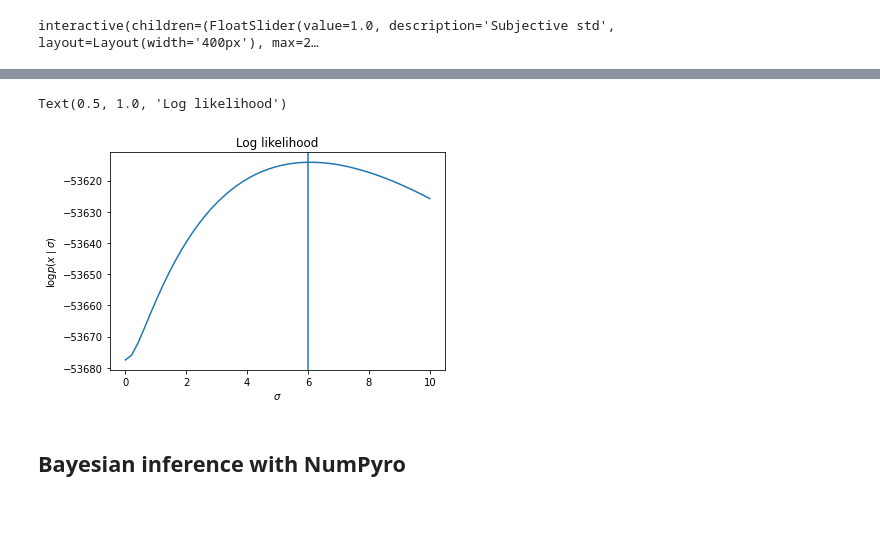
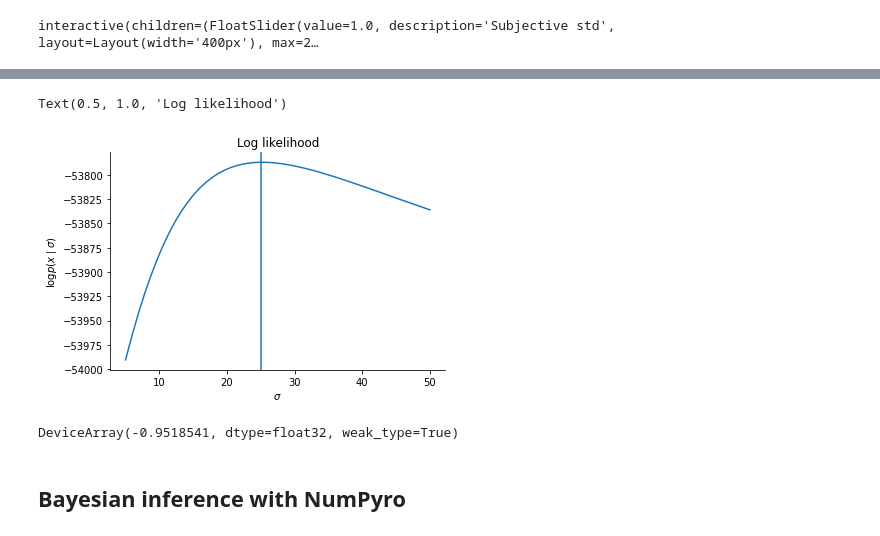
Before and after one commit to RothkopfLab/lqg, a Jupyter notebook: CCN_2022_Tutorial.ipynb, the cells around one changed output, grey strips where cells are left out. Drawn from its saved outputs; the diff is of its cells as text; code cells hidden in the pictures.

```diff
--- a/CCN_2022_Tutorial.ipynb
+++ b/CCN_2022_Tutorial.ipynb
@@ -23,9 +24,18 @@ Successfully installed jax-0.3.15 jaxlib-0.3.15 lqg-0.1.3 multipledispatch-0.6.0
 # %%
+from ipywidgets import interact, widgets
 import matplotlib.pyplot as plt
-from ipywidgets import interact, widgets
+import matplotlib as mpl
+
+mpl.rcParams['axes.spines.right'] = False
+mpl.rcParams['axes.spines.top'] = False
 
 from jax import grad, vmap, jit, random, numpy as jnp
 
+import numpyro
+from numpyro import distributions as dist
+from numpyro.infer import NUTS, MCMC
+import arviz as az
+
 from lqg.model import LQG, Actor, Dynamics, System
 from lqg import xcorr
 # %% [markdown]
@@ -434,21 +545,35 @@ f.tight_layout()
 # %%
+true_params = dict(sigma_target=25.,
+                   action_variability=0.5,
+                   action_cost=0.5,
+                   sigma_cursor=1.)
+
 # simulate some data
-x = BoundedActor(sigma_target=6., action_variability=0.5, action_cost=0.5, sigma_cursor=1.).simulate(random.PRNGKey(1), n=50, T=500)
+model = BoundedActor(**true_params)
+x = model.simulate(random.PRNGKey(1), n=50, T=500)
 
 # range of parameter values
-sigmas = jnp.linspace(0., 10.)
+sigmas = jnp.linspace(5., 50.)
 
 # likelihood of one parameter, keeping others constant at the true value
-likelihood = lambda sigma: BoundedActor(sigma_target=sigma, action_variability=0.5, action_cost=0.5, sigma_cursor=1.).log_likelihood(x).sum()
+def log_likelihood(sigma):
+  return BoundedActor(sigma_target=sigma,
+                      action_variability=true_params["action_variability"],
+                      action_cost=true_params["action_cost"],
+                      sigma_cursor=true_params["sigma_cursor"]).log_likelihood(x).sum()
 
-plt.plot(sigmas, vmap(likelihood)(sigmas))
-plt.axvline(6.)
+plt.plot(sigmas, vmap(log_likelihood)(sigmas))
+plt.axvline(25.)
 plt.xlabel(r"$\sigma$")
 plt.ylabel(r"$\log p(x \mid \sigma)$")
 plt.title("Log likelihood")
 # %% [output]
 Text(0.5, 1.0, 'Log likelihood')
-[figure, old version]
+[figure, new version]
+# %%
+grad(log_likelihood)(28.)
+# %% [output]
+DeviceArray(-0.9518541, dtype=float32, weak_type=True)
 # %% [markdown]
 ## Bayesian inference with NumPyro
 # %%
```
Also changed, not shown: parts of 30 cells of this notebook.
